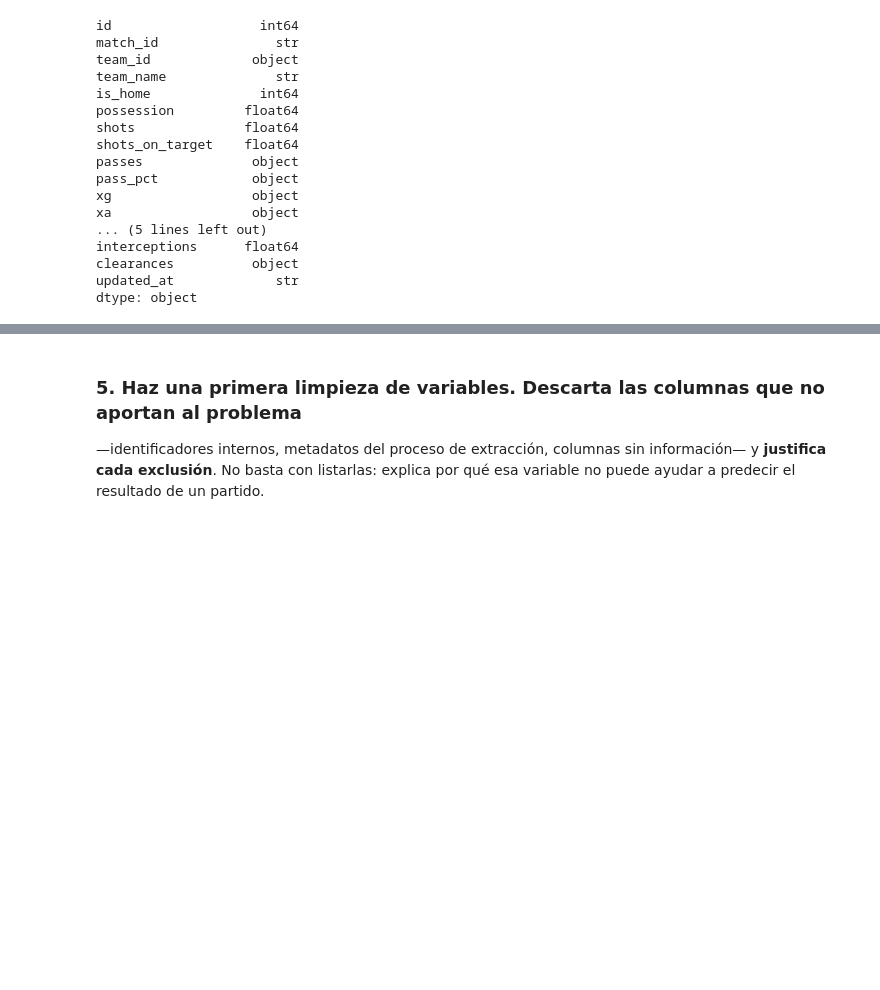
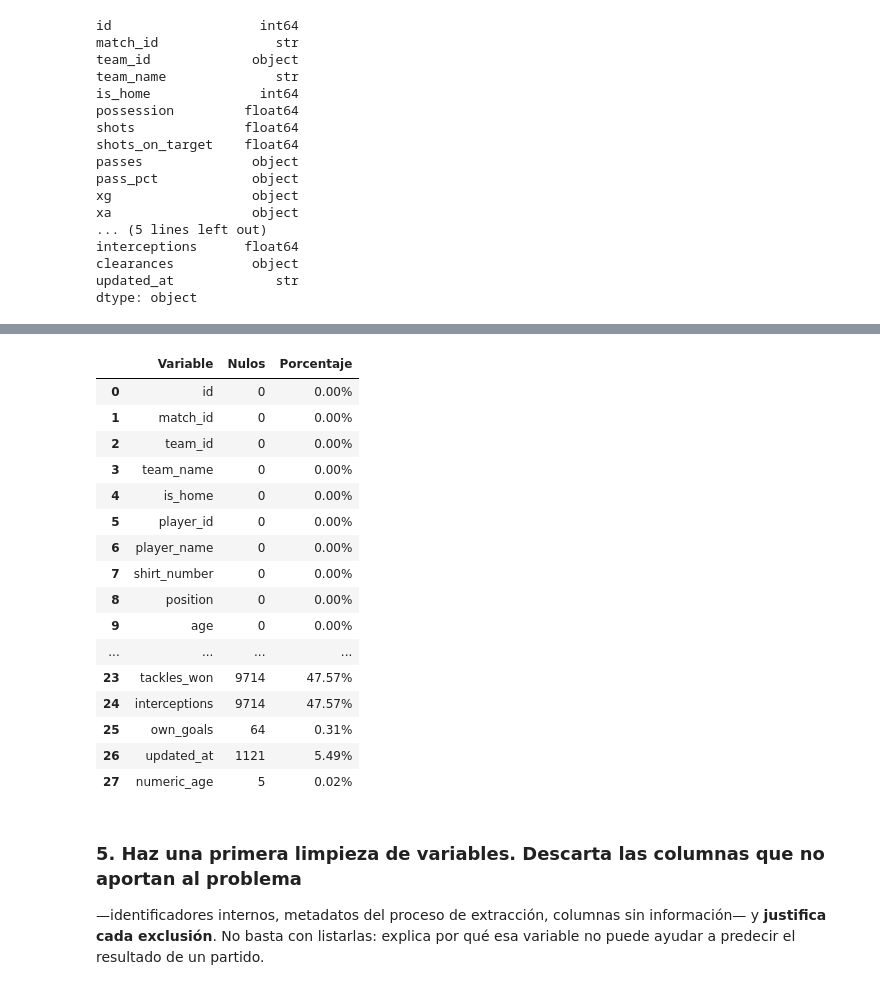
Before and after one commit to antobeni07/Parcial-1_Analitica, a Jupyter notebook: 01_Parcial_Mundial_2026.ipynb, the cells around one changed output, grey strips where cells are left out. Drawn from its saved outputs; the diff is of its cells as text; code cells hidden in the pictures; blank space fills up the shorter version.

```diff
--- a/01_Parcial_Mundial_2026.ipynb
+++ b/01_Parcial_Mundial_2026.ipynb
@@ -796,3 +978,27 @@ df_players_data.head()
+# %%
+faltantes_players_data = df_players_data.isna().sum().reset_index()
+faltantes_players_data.columns = ['Variable', 'Nulos']
+faltantes_players_data['Porcentaje'] = (faltantes_players_data['Nulos'] / len(df_players_data) * 100).apply(lambda x: f"{x:.2f}%")
+
+faltantes_players_data
+# %% [output]
+|  | Variable | Nulos | Porcentaje |
+| 0 | id | 0 | 0.00% |
+| 1 | match_id | 0 | 0.00% |
+| 2 | team_id | 0 | 0.00% |
+| 3 | team_name | 0 | 0.00% |
+| 4 | is_home | 0 | 0.00% |
+| 5 | player_id | 0 | 0.00% |
+| 6 | player_name | 0 | 0.00% |
+| 7 | shirt_number | 0 | 0.00% |
+| 8 | position | 0 | 0.00% |
+| 9 | age | 0 | 0.00% |
+| ... | ... | ... | ... |
+| 23 | tackles_won | 9714 | 47.57% |
+| 24 | interceptions | 9714 | 47.57% |
+| 25 | own_goals | 64 | 0.31% |
+| 26 | updated_at | 1121 | 5.49% |
+| 27 | numeric_age | 5 | 0.02% |
 # %% [markdown]
 ### 5. **Haz una primera limpieza de variables.** Descarta las columnas que no aportan al problema
    —identificadores internos, metadatos del proceso de extracción, columnas sin información— y
```
Also changed, not shown: parts of 23 cells of this notebook.
